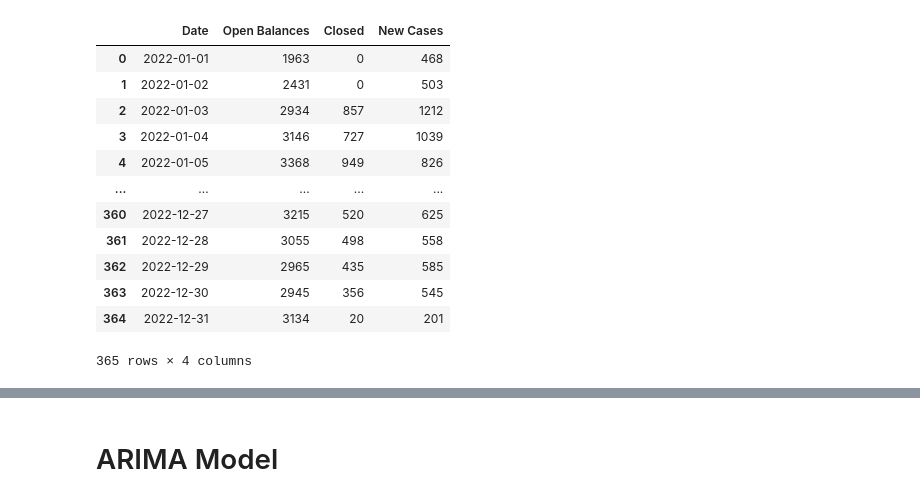
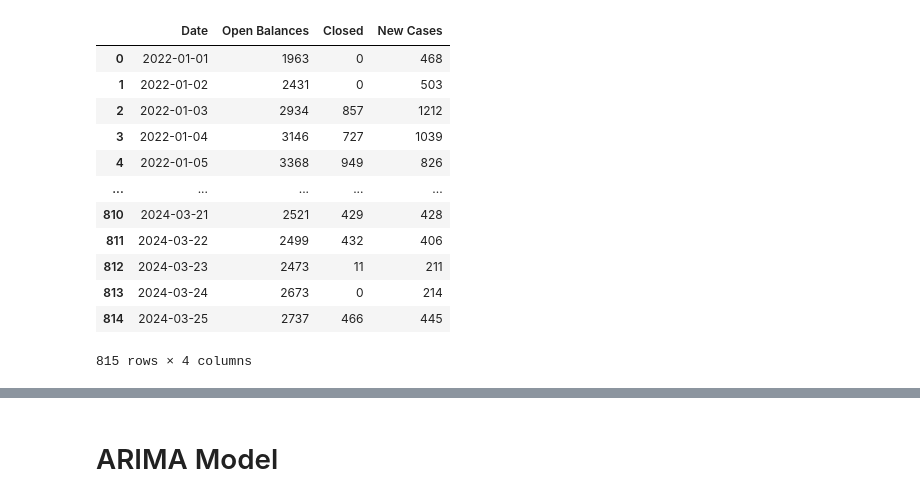
Before and after one commit to janiceyohana/sds-term6-cpf, a Jupyter notebook: Open_Balance_Prediction.ipynb, the cells around one changed output, grey strips where cells are left out. Cells and saved outputs as stored; diff of their text form; code cells hidden in the pictures.

```diff
--- a/Open_Balance_Prediction.ipynb
+++ b/Open_Balance_Prediction.ipynb
@@ -12,17 +15,17 @@ from statsmodels.graphics.tsaplots import plot_acf
 # %%
-df_2022 = pd.read_csv("data/2022_Stats_cleaned.csv")
-df_2022
+df_2022_2024 = pd.read_csv("data/2022-2024_Stats.csv")
+df_2022_2024
 # %% [output]
 |  | Date | Open Balances | Closed | New Cases |
 | 0 | 2022-01-01 | 1963 | 0 | 468 |
 | 1 | 2022-01-02 | 2431 | 0 | 503 |
 | 2 | 2022-01-03 | 2934 | 857 | 1212 |
 | 3 | 2022-01-04 | 3146 | 727 | 1039 |
 | 4 | 2022-01-05 | 3368 | 949 | 826 |
 | ... | ... | ... | ... | ... |
-| 360 | 2022-12-27 | 3215 | 520 | 625 |
-| 361 | 2022-12-28 | 3055 | 498 | 558 |
-| 362 | 2022-12-29 | 2965 | 435 | 585 |
-| 363 | 2022-12-30 | 2945 | 356 | 545 |
-| 364 | 2022-12-31 | 3134 | 20 | 201 |
+| 810 | 2024-03-21 | 2521 | 429 | 428 |
+| 811 | 2024-03-22 | 2499 | 432 | 406 |
+| 812 | 2024-03-23 | 2473 | 11 | 211 |
+| 813 | 2024-03-24 | 2673 | 0 | 214 |
+| 814 | 2024-03-25 | 2737 | 466 | 445 |
-365 rows × 4 columns
+815 rows × 4 columns
```
Also changed, not shown: parts of 27 cells of this notebook.
